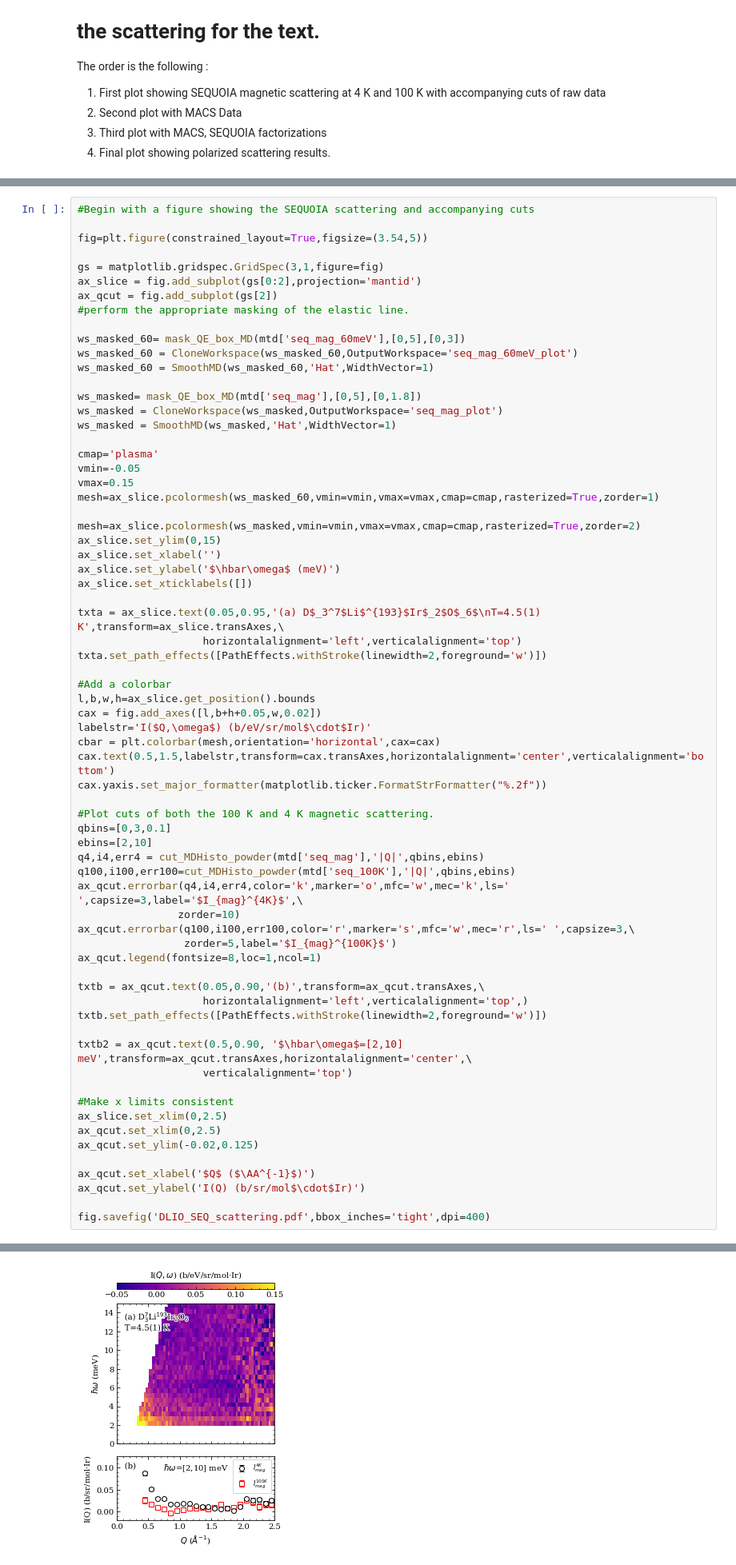
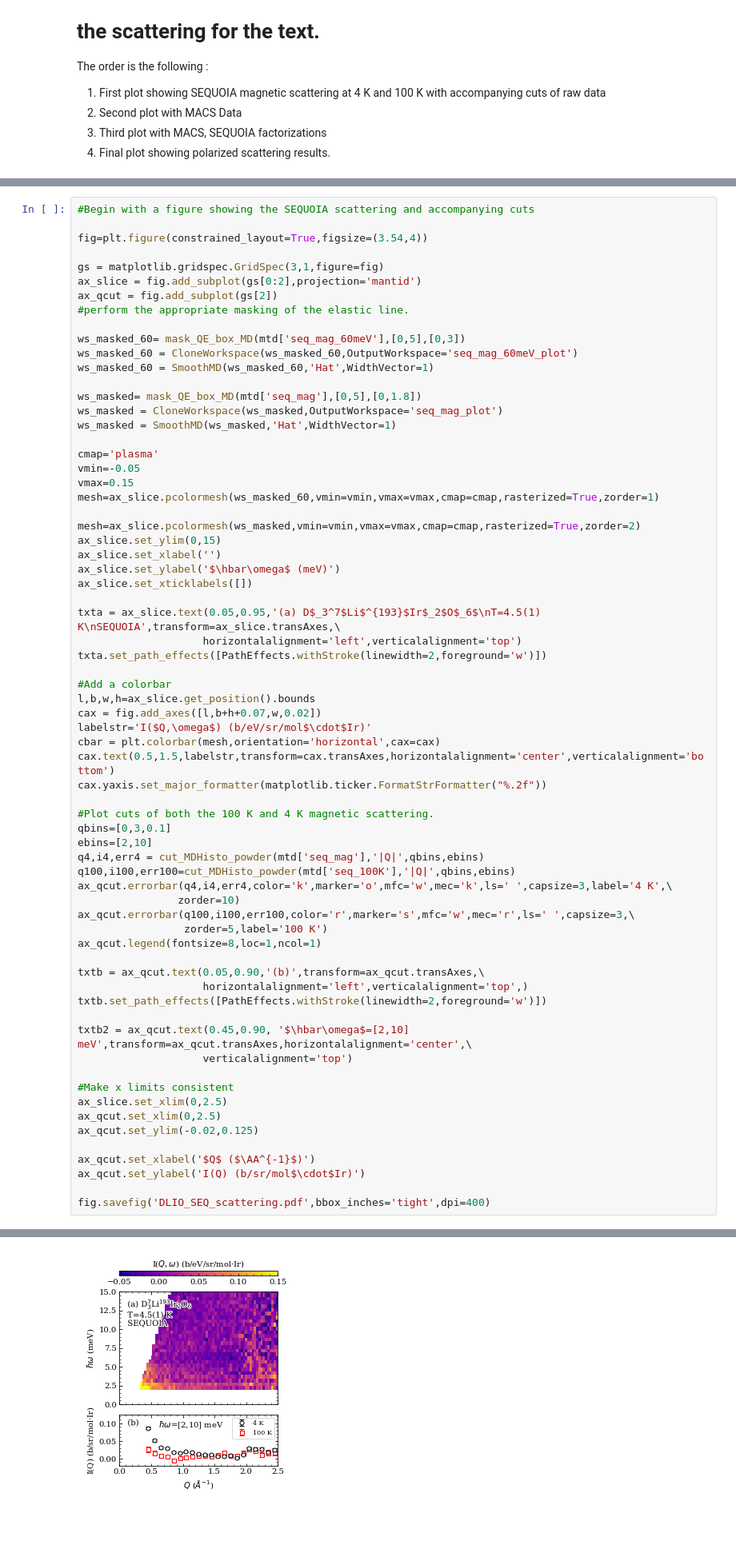
Before and after one commit to thallor1/D3LiI2O6-Neutron-Analysis, a Jupyter notebook: Part 6 - Factorization and main text plots/Factorization and Main Text Plots.ipynb, the cells around one changed output, grey strips where cells are left out. Shown at 80% size. Saved outputs shown, nothing was run; the diff lists cells and outputs as text; blank space fills up the shorter version.

```diff
--- a/Part 6 - Factorization and main text plots/Factorization and Main Text Plots.ipynb
+++ b/Part 6 - Factorization and main text plots/Factorization and Main Text Plots.ipynb
@@ -93,7 +93,7 @@ for key in keys:
 # %%
 #Begin with a figure showing the SEQUOIA scattering and accompanying cuts
 
-fig=plt.figure(constrained_layout=True,figsize=(3.54,5))
+fig=plt.figure(constrained_layout=True,figsize=(3.54,4))
 
 gs = matplotlib.gridspec.GridSpec(3,1,figure=fig)
 ax_slice = fig.add_subplot(gs[0:2],projection='mantid')
@@ -119,13 +119,13 @@ ax_slice.set_xlabel('')
 ax_slice.set_ylabel('$\hbar\omega$ (meV)')
 ax_slice.set_xticklabels([])
 
-txta = ax_slice.text(0.05,0.95,'(a) D$_3^7$Li$^{193}$Ir$_2$O$_6$\nT=4.5(1) K',transform=ax_slice.transAxes,\
+txta = ax_slice.text(0.05,0.95,'(a) D$_3^7$Li$^{193}$Ir$_2$O$_6$\nT=4.5(1) K\nSEQUOIA',transform=ax_slice.transAxes,\
                     horizontalalignment='left',verticalalignment='top')
 txta.set_path_effects([PathEffects.withStroke(linewidth=2,foreground='w')])
 
 #Add a colorbar
 l,b,w,h=ax_slice.get_position().bounds
-cax = fig.add_axes([l,b+h+0.05,w,0.02])
+cax = fig.add_axes([l,b+h+0.07,w,0.02])
 labelstr='I($Q,\omega$) (b/eV/sr/mol$\cdot$Ir)'
 cbar = plt.colorbar(mesh,orientation='horizontal',cax=cax)
 cax.text(0.5,1.5,labelstr,transform=cax.transAxes,horizontalalignment='center',verticalalignment='bottom')
@@ -136,38 +136,38 @@ qbins=[0,3,0.1]
 ebins=[2,10]
 q4,i4,err4 = cut_MDHisto_powder(mtd['seq_mag'],'|Q|',qbins,ebins)
 q100,i100,err100=cut_MDHisto_powder(mtd['seq_100K'],'|Q|',qbins,ebins)
-ax_qcut.errorbar(q4,i4,err4,color='k',marker='o',mfc='w',mec='k',ls=' ',capsize=3,label='$I_{mag}^{4K}$',\
+ax_qcut.errorbar(q4,i4,err4,color='k',marker='o',mfc='w',mec='k',ls=' ',capsize=3,label='4 K',\
                 zorder=10)
 ax_qcut.errorbar(q100,i100,err100,color='r',marker='s',mfc='w',mec='r',ls=' ',capsize=3,\
-                 zorder=5,label='$I_{mag}^{100K}$')
+                 zorder=5,label='100 K')
 ax_qcut.legend(fontsize=8,loc=1,ncol=1)
 
 txtb = ax_qcut.text(0.05,0.90,'(b)',transform=ax_qcut.transAxes,\
                     horizontalalignment='left',verticalalignment='top',)
 txtb.set_path_effects([PathEffects.withStroke(linewidth=2,foreground='w')])
 
-txtb2 = ax_qcut.text(0.5,0.90, '$\hbar\omega$=[2,10] meV',transform=ax_qcut.transAxes,horizontalalignment='center',\
+txtb2 = ax_qcut.text(0.45,0.90, '$\hbar\omega$=[2,10] meV',transform=ax_qcut.transAxes,horizontalalignment='center',\
                     verticalalignment='top')
 
 #Make x limits consistent
 ax_slice.set_xlim(0,2.5)
 ax_qcut.set_xlim(0,2.5)
 ax_qcut.set_ylim(-0.02,0.125)
 
 ax_qcut.set_xlabel('$Q$ ($\AA^{-1}$)')
 ax_qcut.set_ylabel('I(Q) (b/sr/mol$\cdot$Ir)')
 
 fig.savefig('DLIO_SEQ_scattering.pdf',bbox_inches='tight',dpi=400)
 # %% [output]
 constrained_layout not applied.  At least one axes collapsed to zero width or height.
 constrained_layout not applied.  At least one axes collapsed to zero width or height.
 constrained_layout not applied.  At least one axes collapsed to zero width or height.
 constrained_layout not applied.  At least one axes collapsed to zero width or height.
 constrained_layout not applied.  At least one axes collapsed to zero width or height.
 constrained_layout not applied.  At least one axes collapsed to zero width or height.
 constrained_layout not applied.  At least one axes collapsed to zero width or height.
 constrained_layout not applied.  At least one axes collapsed to zero width or height.
-[figure, old version]
+[figure, new version]
 # %% [markdown]
 ## The factorization of the above scattering is handled in the script mdfactorization.py
 
```
Also changed, not shown: parts of 13 cells of this notebook, 54 other files.
